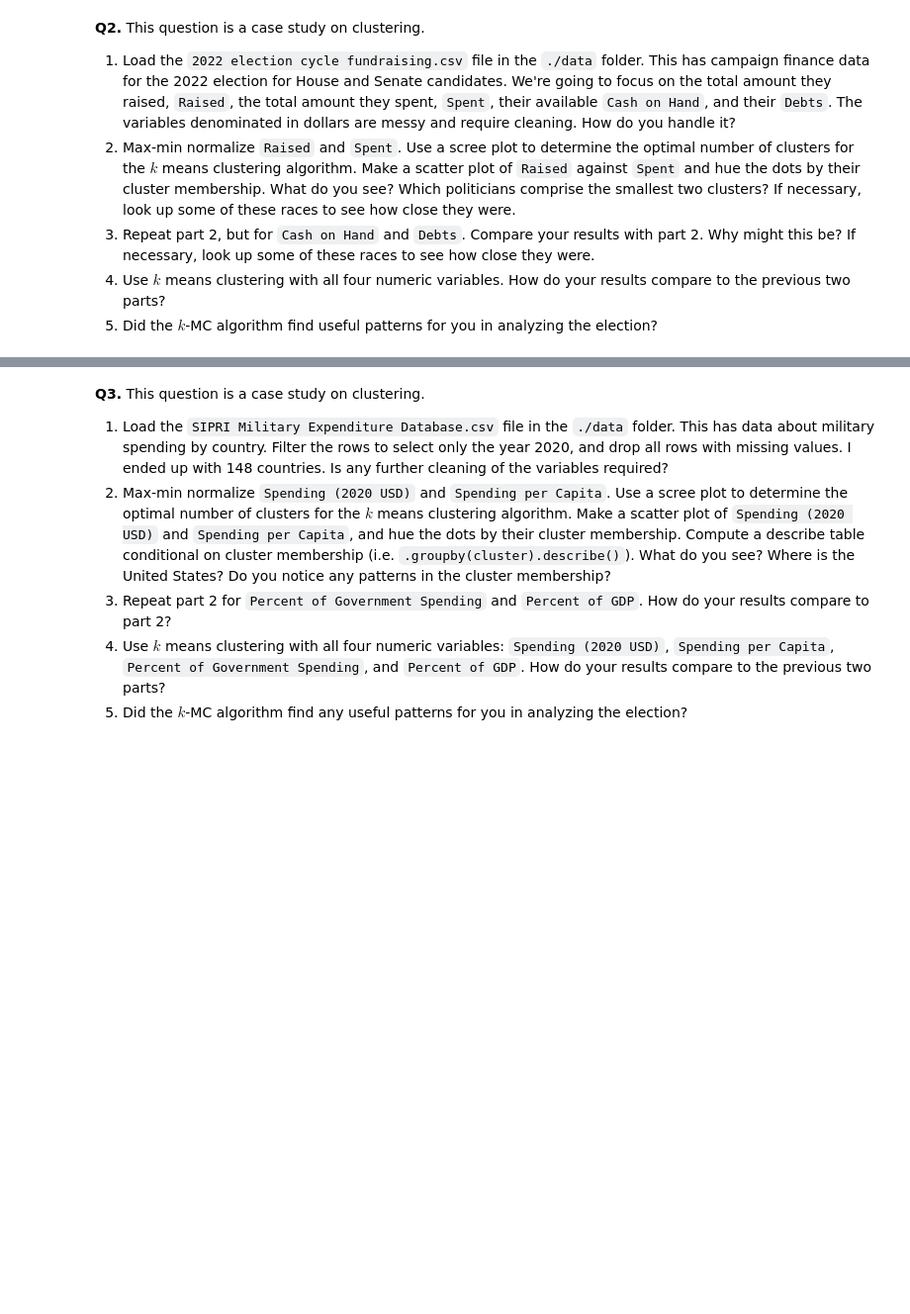
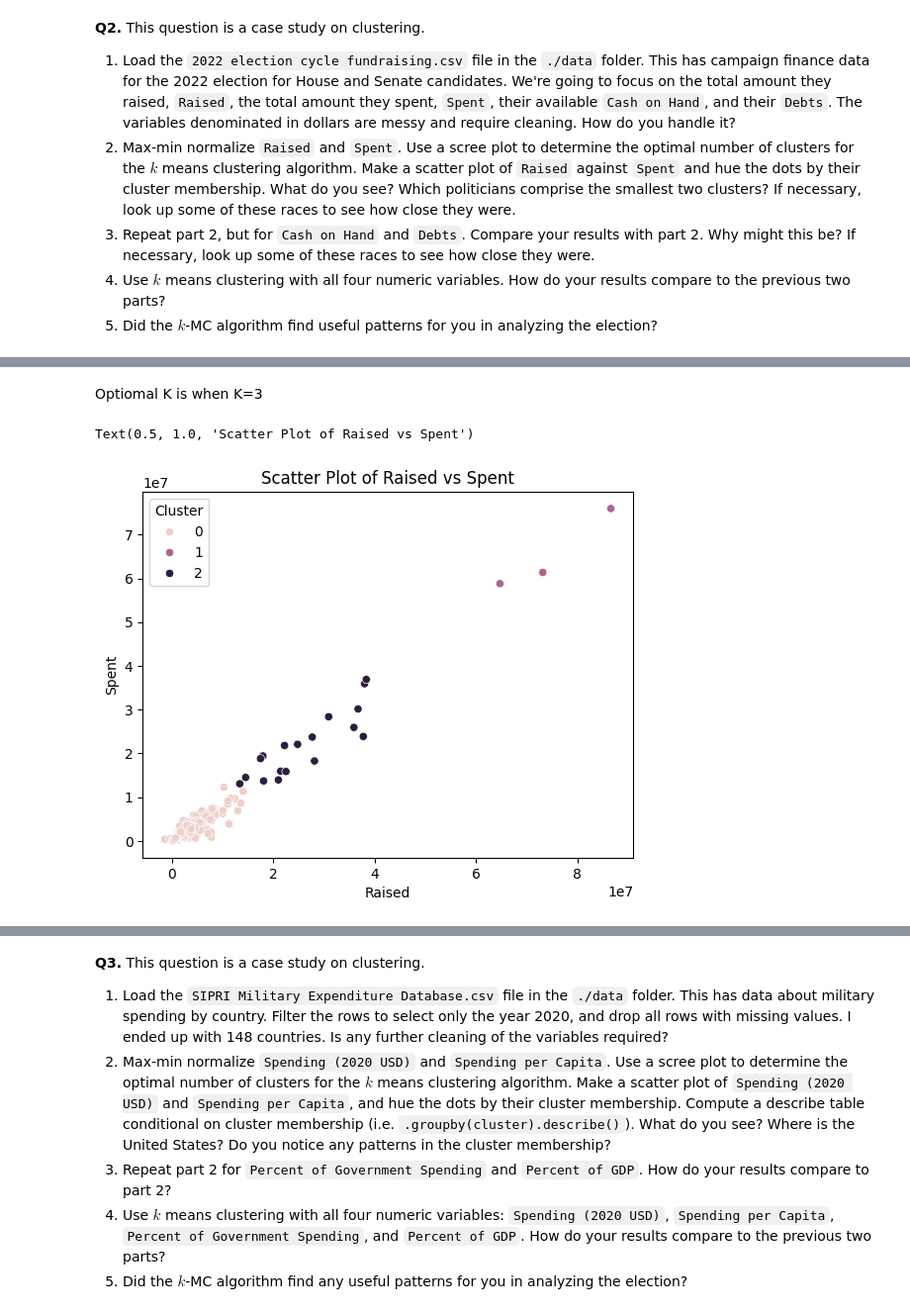
Before and after one commit to kguzman24/clustering, a Jupyter notebook: assignment/assignment_clustering.ipynb, the cells around one changed output, grey strips where cells are left out. Shown at 99% size. Drawn from its saved outputs; the diff is of its cells as text; code cells hidden in the pictures; blank space fills up the shorter version.

```diff
--- a/assignment/assignment_clustering.ipynb
+++ b/assignment/assignment_clustering.ipynb
@@ -144,0 +247,12 @@ The elbow shows the optimal number of clusters where adding more clusters no ong
+# %% [markdown]
+Optiomal K is when K=3
+# %%
+optimal_k = 3
+kmeans=KMeans(n_clusters=optimal_k, max_iter=300, n_init=10, random_state=0)
+clean_election['Cluster'] = kmeans.fit_predict(X)
+
+sns.scatterplot(data=clean_election, x='Raised', y='Spent', hue='Cluster')
+plt.title("Scatter Plot of Raised vs Spent")
+# %% [output]
+Text(0.5, 1.0, 'Scatter Plot of Raised vs Spent')
+[figure, added]
```
Also changed, not shown: parts of 13 cells of this notebook.
